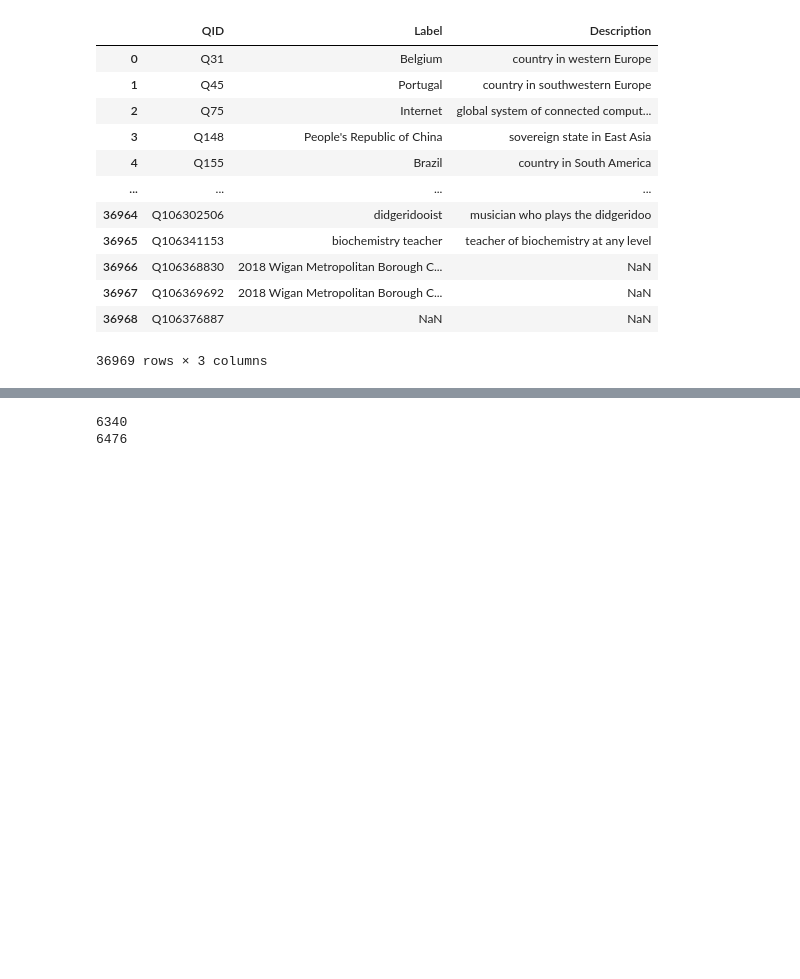
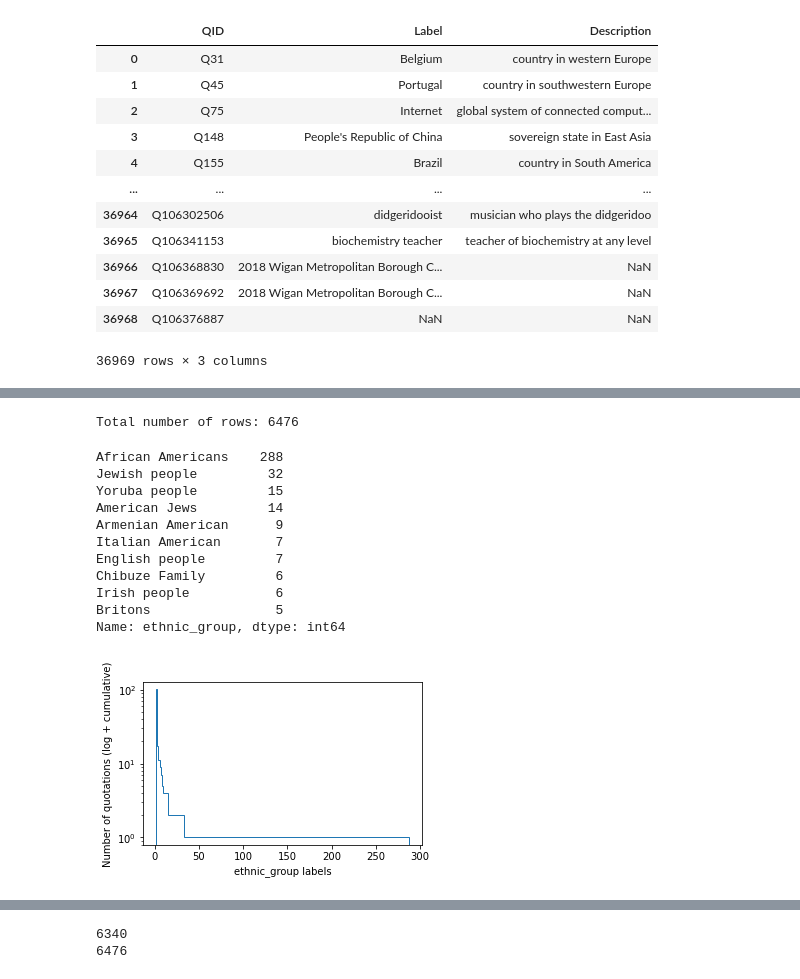
Before and after one commit to epfl-ada/ada-2021-project-data-wrestlers, a Jupyter notebook: notebook_milestone3.ipynb, the cells around one changed output, grey strips where cells are left out. Drawn from its saved outputs; the diff is of its cells as text; code cells hidden in the pictures; blank space fills up the shorter version.

```diff
--- a/notebook_milestone3.ipynb
+++ b/notebook_milestone3.ipynb
@@ -1557,0 +1590,16 @@ for column in ['nationality', 'gender', 'ethnic_group', 'occupation', 'party', '
+# %%
+analyze_label('ethnic_group', 10)
+# %% [output]
+Total number of rows: 6476
+African Americans    288
+Jewish people         32
+Yoruba people         15
+American Jews         14
+Armenian American      9
+Italian American       7
+English people         7
+Chibuze Family         6
+Irish people           6
+Britons                5
+Name: ethnic_group, dtype: int64
+[figure, added]
```
Also changed, not shown: parts of 15 cells of this notebook.
